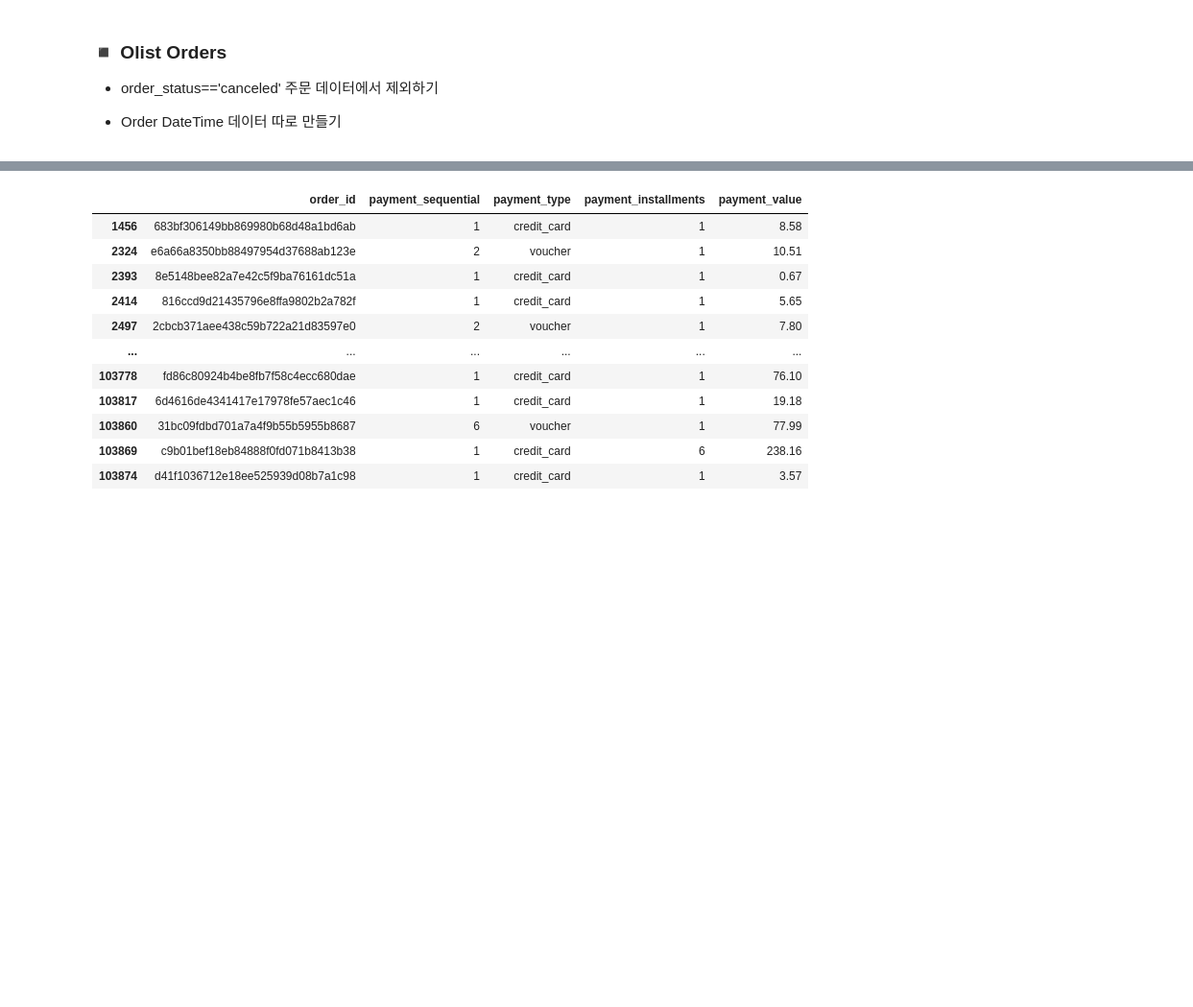
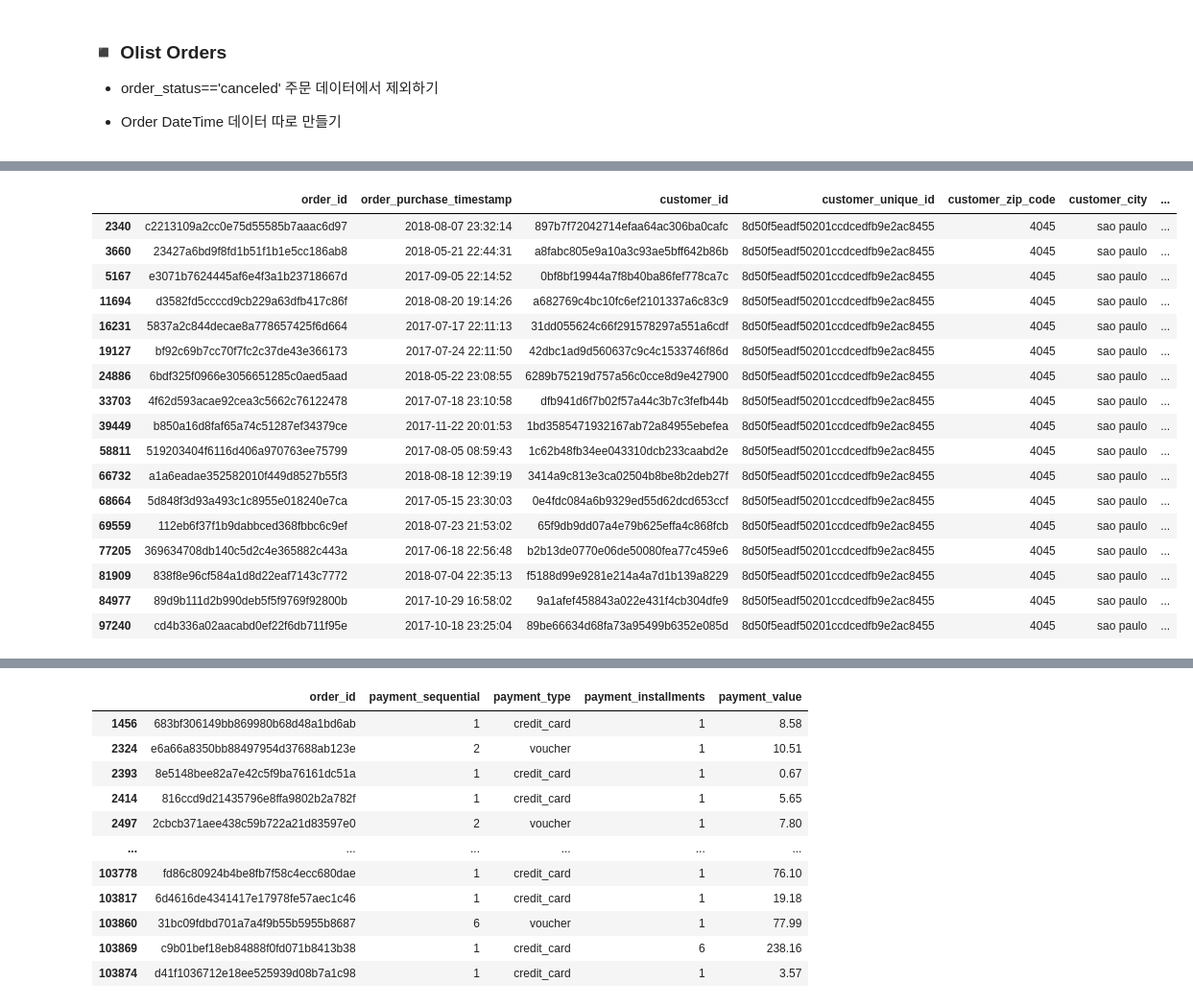
Before and after one commit to ElaYJ/Study_Machine_Learning, a Jupyter notebook: Project/OlistDB_mysql.ipynb, the cells around one changed output, grey strips where cells are left out. Shown at 96% size. Cells and saved outputs as stored; diff of their text form; code cells hidden in the pictures; blank space fills up the shorter version.

```diff
--- a/Project/OlistDB_mysql.ipynb
+++ b/Project/OlistDB_mysql.ipynb
@@ -399,0 +622,8 @@ df_orders.shape, len(df_orders['order_id'].unique()), len(df_orders['customer_id
+# %%
+# Changing the data type for date columns
+timestamp_cols = [
+    'order_purchase_timestamp', 'order_approved_at', 'order_delivered_carrier_date',
+    'order_delivered_customer_date', 'order_estimated_delivery_date'
+]
+for col in timestamp_cols:
+    df_orders[col] = pd.to_datetime(df_orders[col])
@@ -403,0 +930,3 @@ df_customers.shape, len(df_customers['customer_unique_id'].unique()), len(df_cus
+# %%
+df_customers = pd.read_sql_table("olist_customers", engine)
+df_customers
@@ -403,0 +1522,5 @@ df_customers.shape, len(df_customers['customer_unique_id'].unique()), len(df_cus
+# %%
+order_customer_info = df_orders[['order_id', 'order_purchase_timestamp', 'customer_id']].merge(
+	df_customers, how='left', left_on='customer_id', right_on='customer_id'
+)
+order_customer_info
@@ -403,0 +1681,21 @@ df_customers.shape, len(df_customers['customer_unique_id'].unique()), len(df_cus
+# %%
+order_customer_info[order_customer_info['customer_unique_id']=='8d50f5eadf50201ccdcedfb9e2ac8455']
+# %% [output]
+|  | order_id | order_purchase_timestamp | customer_id | customer_unique_id | customer_zip_code | customer_city | ... |
+| 2340 | c2213109a2cc0e75d55585b7aaac6d97 | 2018-08-07 23:32:14 | 897b7f72042714efaa64ac306ba0cafc | 8d50f5eadf50201ccdcedfb9e2ac8455 | 4045 | sao paulo | ... |
+| 3660 | 23427a6bd9f8fd1b51f1b1e5cc186ab8 | 2018-05-21 22:44:31 | a8fabc805e9a10a3c93ae5bff642b86b | 8d50f5eadf50201ccdcedfb9e2ac8455 | 4045 | sao paulo | ... |
+| 5167 | e3071b7624445af6e4f3a1b23718667d | 2017-09-05 22:14:52 | 0bf8bf19944a7f8b40ba86fef778ca7c | 8d50f5eadf50201ccdcedfb9e2ac8455 | 4045 | sao paulo | ... |
+| 11694 | d3582fd5ccccd9cb229a63dfb417c86f | 2018-08-20 19:14:26 | a682769c4bc10fc6ef2101337a6c83c9 | 8d50f5eadf50201ccdcedfb9e2ac8455 | 4045 | sao paulo | ... |
+| 16231 | 5837a2c844decae8a778657425f6d664 | 2017-07-17 22:11:13 | 31dd055624c66f291578297a551a6cdf | 8d50f5eadf50201ccdcedfb9e2ac8455 | 4045 | sao paulo | ... |
+| 19127 | bf92c69b7cc70f7fc2c37de43e366173 | 2017-07-24 22:11:50 | 42dbc1ad9d560637c9c4c1533746f86d | 8d50f5eadf50201ccdcedfb9e2ac8455 | 4045 | sao paulo | ... |
+| 24886 | 6bdf325f0966e3056651285c0aed5aad | 2018-05-22 23:08:55 | 6289b75219d757a56c0cce8d9e427900 | 8d50f5eadf50201ccdcedfb9e2ac8455 | 4045 | sao paulo | ... |
+| 33703 | 4f62d593acae92cea3c5662c76122478 | 2017-07-18 23:10:58 | dfb941d6f7b02f57a44c3b7c3fefb44b | 8d50f5eadf50201ccdcedfb9e2ac8455 | 4045 | sao paulo | ... |
+| 39449 | b850a16d8faf65a74c51287ef34379ce | 2017-11-22 20:01:53 | 1bd3585471932167ab72a84955ebefea | 8d50f5eadf50201ccdcedfb9e2ac8455 | 4045 | sao paulo | ... |
+| 58811 | 519203404f6116d406a970763ee75799 | 2017-08-05 08:59:43 | 1c62b48fb34ee043310dcb233caabd2e | 8d50f5eadf50201ccdcedfb9e2ac8455 | 4045 | sao paulo | ... |
+| 66732 | a1a6eadae352582010f449d8527b55f3 | 2018-08-18 12:39:19 | 3414a9c813e3ca02504b8be8b2deb27f | 8d50f5eadf50201ccdcedfb9e2ac8455 | 4045 | sao paulo | ... |
+| 68664 | 5d848f3d93a493c1c8955e018240e7ca | 2017-05-15 23:30:03 | 0e4fdc084a6b9329ed55d62dcd653ccf | 8d50f5eadf50201ccdcedfb9e2ac8455 | 4045 | sao paulo | ... |
+| 69559 | 112eb6f37f1b9dabbced368fbbc6c9ef | 2018-07-23 21:53:02 | 65f9db9dd07a4e79b625effa4c868fcb | 8d50f5eadf50201ccdcedfb9e2ac8455 | 4045 | sao paulo | ... |
+| 77205 | 369634708db140c5d2c4e365882c443a | 2017-06-18 22:56:48 | b2b13de0770e06de50080fea77c459e6 | 8d50f5eadf50201ccdcedfb9e2ac8455 | 4045 | sao paulo | ... |
+| 81909 | 838f8e96cf584a1d8d22eaf7143c7772 | 2018-07-04 22:35:13 | f5188d99e9281e214a4a7d1b139a8229 | 8d50f5eadf50201ccdcedfb9e2ac8455 | 4045 | sao paulo | ... |
+| 84977 | 89d9b111d2b990deb5f5f9769f92800b | 2017-10-29 16:58:02 | 9a1afef458843a022e431f4cb304dfe9 | 8d50f5eadf50201ccdcedfb9e2ac8455 | 4045 | sao paulo | ... |
+| 97240 | cd4b336a02aacabd0ef22f6db711f95e | 2017-10-18 23:25:04 | 89be66634d68fa73a95499b6352e085d | 8d50f5eadf50201ccdcedfb9e2ac8455 | 4045 | sao paulo | ... |
```
Also changed, not shown: parts of 129 cells of this notebook, 1 other file.
